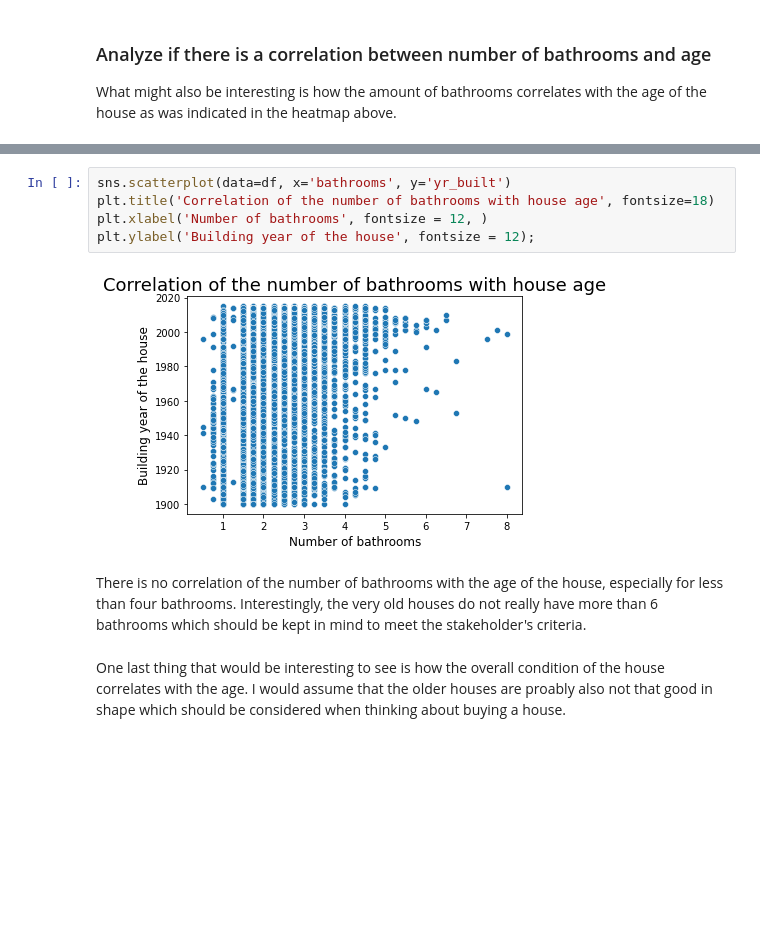
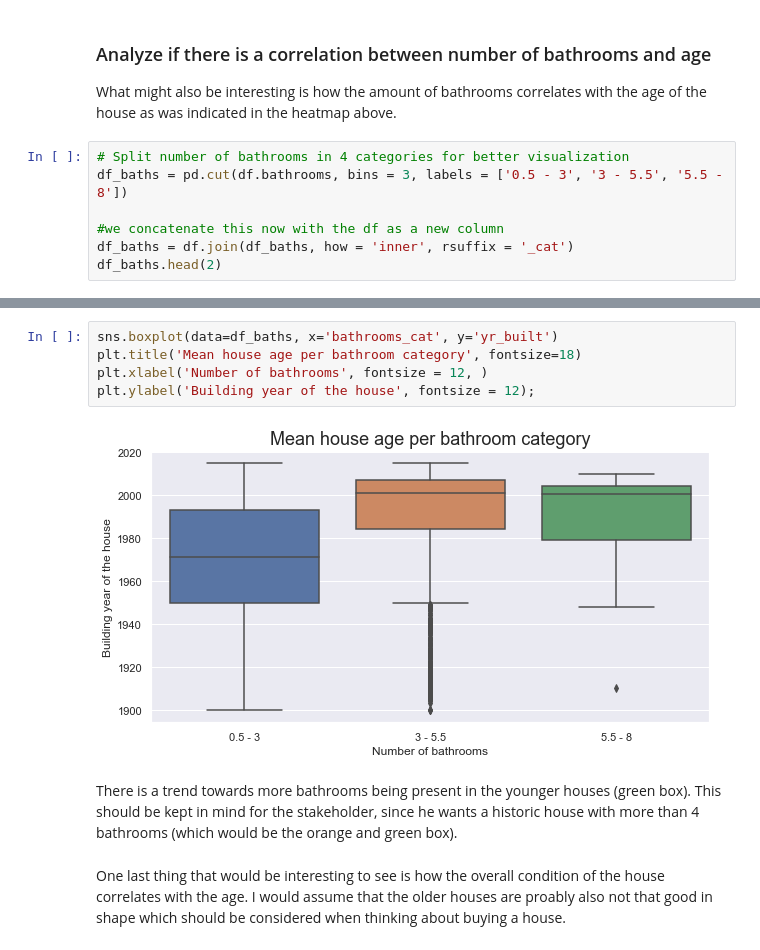
Before and after one commit to tamap94/EDA---House-sales-in-King-County-, a Jupyter notebook: EDA_final.ipynb, the cells around one changed output, grey strips where cells are left out. Saved outputs shown, nothing was run; the diff lists cells and outputs as text; blank space fills up the shorter version.

```diff
--- a/EDA_final.ipynb
+++ b/EDA_final.ipynb
@@ -173,3 +216,10 @@ corr[1,0].round(2)
 # %% [markdown]
 ### Analyze if there is a correlation between number of bathrooms and age
 What might also be interesting is how the amount of bathrooms correlates with the age of the house as was indicated in the heatmap above.
+# %%
+# Split number of bathrooms in 4 categories for better visualization
+df_baths = pd.cut(df.bathrooms, bins = 3, labels = ['0.5 - 3', '3 - 5.5', '5.5 - 8'])
+
+#we concatenate this now with the df as a new column
+df_baths = df.join(df_baths, how = 'inner', rsuffix = '_cat')
+df_baths.head(2)
@@ -176,12 +231,12 @@ What might also be interesting is how the amount of bathrooms correlates with th
 # %%
-sns.scatterplot(data=df, x='bathrooms', y='yr_built')
-plt.title('Correlation of the number of bathrooms with house age', fontsize=18)
+sns.boxplot(data=df_baths, x='bathrooms_cat', y='yr_built')
+plt.title('Mean house age per bathroom category', fontsize=18)
 plt.xlabel('Number of bathrooms', fontsize = 12, )
 plt.ylabel('Building year of the house', fontsize = 12);
 # %% [output]
-[figure, old version]
+[figure, new version]
 # %% [markdown]
-There is no correlation of the number of bathrooms with the age of the house, especially for less than four bathrooms. Interestingly, the very old houses do not really have more than 6 bathrooms which should be kept in mind to meet the stakeholder's criteria.
+There is a trend towards more bathrooms being present in the younger houses (green box). This should be kept in mind for the stakeholder, since he wants a historic house with more than 4 bathrooms (which would be the orange and green box).
 # %% [markdown]
 One last thing that would be interesting to see is how the overall condition of the house correlates with the age. I would assume that the older houses are proably also not that good in shape which should be considered when thinking about buying a house.
 # %%
```
Also changed, not shown: parts of 20 cells of this notebook, 2 other files.
